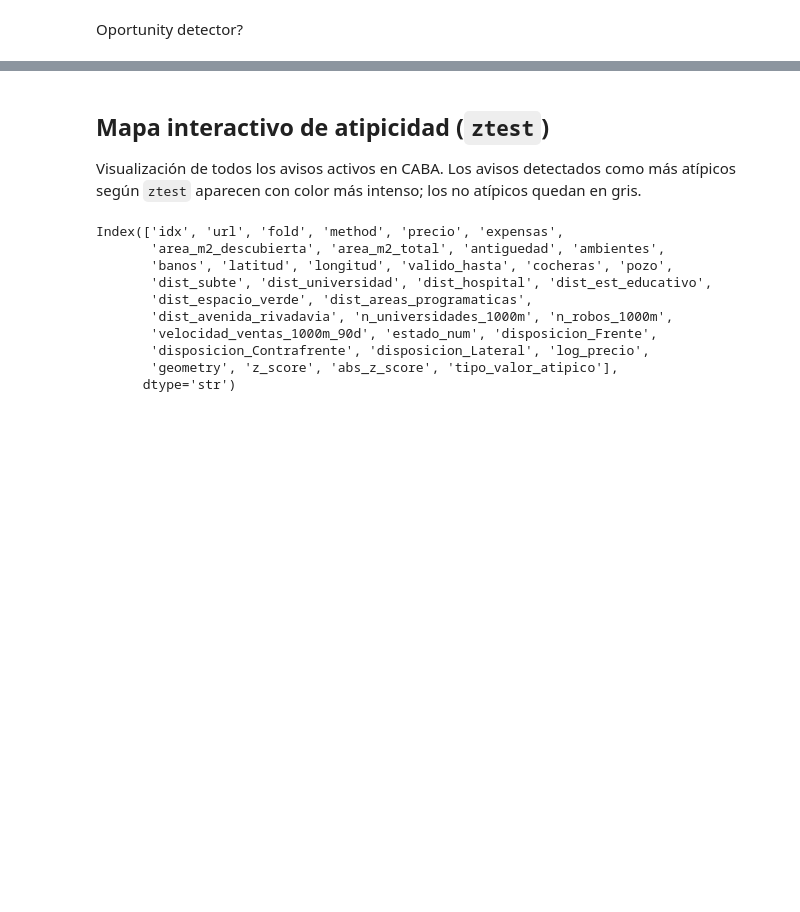
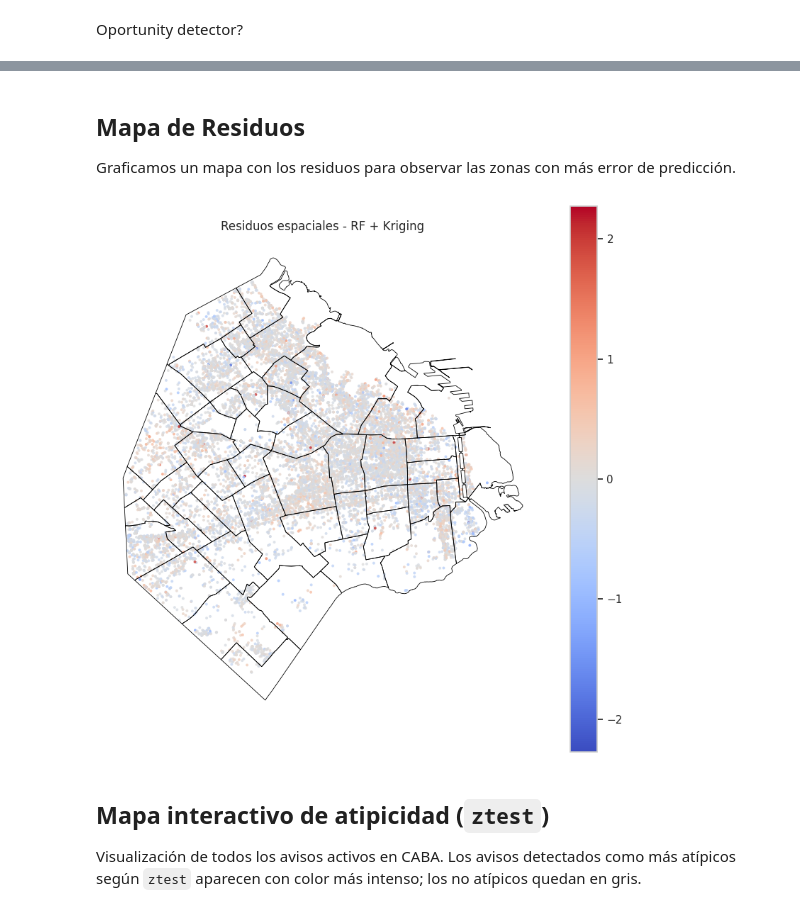
Before and after one commit to santieliges/caba-property-opportunities, a Jupyter notebook: notebooks/12_rf_kriging.ipynb, the cells around one changed output, grey strips where cells are left out. Saved outputs shown, nothing was run; the diff lists cells and outputs as text; code cells hidden in the pictures; blank space fills up the shorter version.

Commit message:
khkn fiel al original (sin los pesos locales por features), actualización de readme y se crea el case_study. También se arreglan varios errores de funcionamiento

```diff
--- a/notebooks/12_rf_kriging.ipynb
+++ b/notebooks/12_rf_kriging.ipynb
@@ -233,10 +260,7 @@ Si querés entender el aporte del kriging, compará explícitamente el error del
 # %% [markdown]
 Oportunity detector?
 # %%
-from ml_core.outlierAnalysis.oof import (
-    detect_outliers_oof,
-    load_active_processed_geodata,
-)
+
 
 rf_params = best_config["RegressionKriging_params"]
 kriging_params = best_config["kriging_params"]
@@ -271,15 +295,13 @@ results_by_method, residuals_oof = detect_outliers_oof(
     gdf=gdf_all,
     coords=coords_all,
     output_dir=OUTPUT_DIR / "outliers_oof",
-    methods=["ztest","lisa"],
+    methods=["ztest","combined_z_lisa"],
     params_for_methods={
         "ztest": {"alpha": 0.05}
                 },
     k_neighbors=15,
     n_splits=5,
 )
-
-results_by_method["ztest"].head()
 # %% [output]
 Fold 1/5
 
@@ -300,17 +315,24 @@ Fold 5/5
+# %% [markdown]
+## Mapa de Residuos
+
+Graficamos un mapa con los residuos para observar las zonas con más error de predicción.
+# %%
+
+
+import geopandas as gpd
+from ml_core.visualization.mapper import plot_residuals_map
+gdf_res = gdf_all.copy()
+gdf_res["residual"] = residuals_oof
+
+fig, ax = plot_residuals_map(
+    gdf=gdf_res,
+    residual_col="residual",
+    boundary_path=barrios_path,
+    title="Residuos espaciales - RF + Kriging",
+)
+# %% [output]
+[figure, added]
 # %% [markdown]
 ## Mapa interactivo de atipicidad (`ztest`)
 
 Visualización de todos los avisos activos en CABA. Los avisos detectados como más atípicos según `ztest` aparecen con color más intenso; los no atípicos quedan en gris.
-# %%
-results.columns
-# %% [output]
-Index(['idx', 'url', 'fold', 'method', 'precio', 'expensas',
-       'area_m2_descubierta', 'area_m2_total', 'antiguedad', 'ambientes',
-       'banos', 'latitud', 'longitud', 'valido_hasta', 'cocheras', 'pozo',
-       'dist_subte', 'dist_universidad', 'dist_hospital', 'dist_est_educativo',
-       'dist_espacio_verde', 'dist_areas_programaticas',
-       'dist_avenida_rivadavia', 'n_universidades_1000m', 'n_robos_1000m',
-       'velocidad_ventas_1000m_90d', 'estado_num', 'disposicion_Frente',
-       'disposicion_Contrafrente', 'disposicion_Lateral', 'log_precio',
-       'geometry', 'z_score', 'abs_z_score', 'tipo_valor_atipico'],
-      dtype='str')
```
Also changed, not shown: parts of 11 cells of this notebook, 38 other files.
